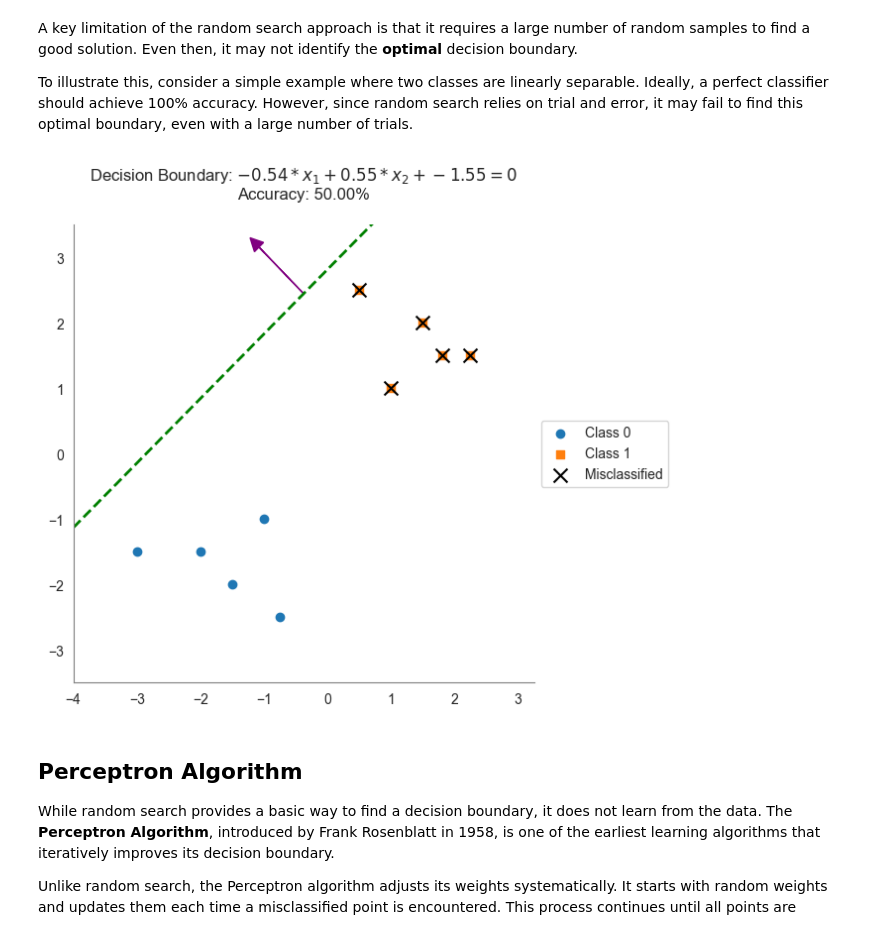
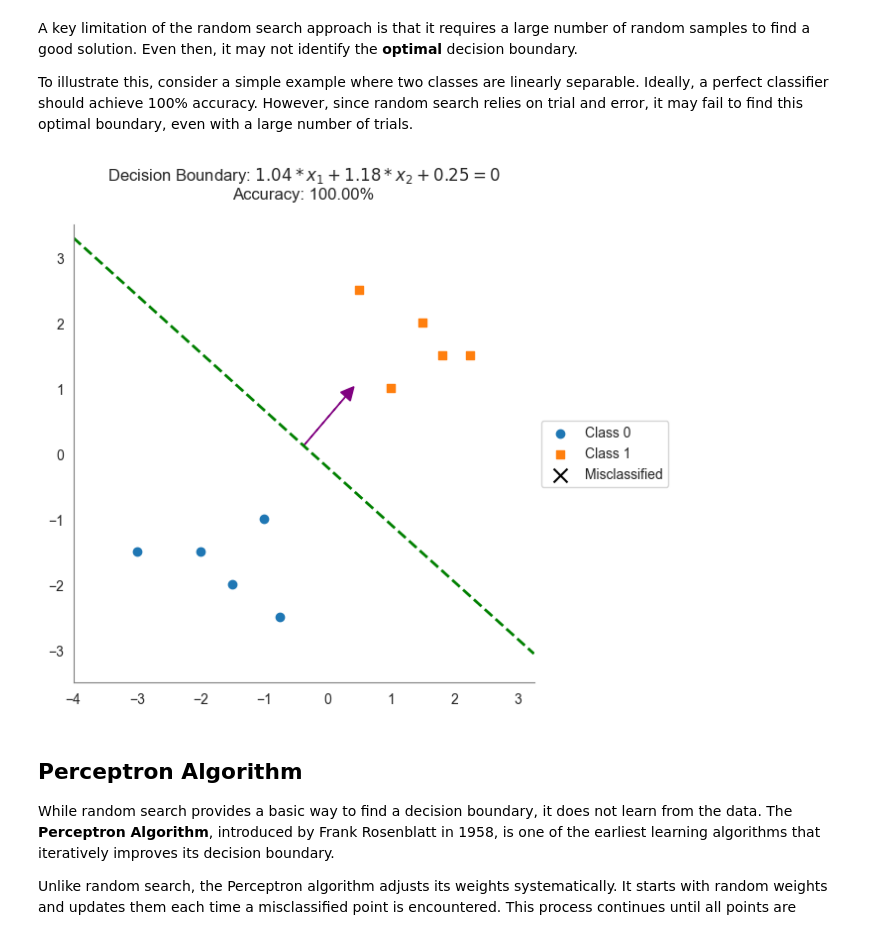
Before and after one commit to epacuit/introduction-machine-learning, a Jupyter notebook: _build/html/_sources/first-steps/linear-classification-algorithms.ipynb, the cells around one changed output. Cells and saved outputs as stored; diff of their text form; code cells hidden in the pictures.

```diff
--- a/_build/html/_sources/first-steps/linear-classification-algorithms.ipynb
+++ b/_build/html/_sources/first-steps/linear-classification-algorithms.ipynb
@@ -281,8 +281,8 @@ def train_random_search(X_train, y_train, num_trials=1000):
             best_w = w
             best_b = b
 
-    def model(X):
-        scores = X.dot(best_w) + best_b
+    def model(X_new):
+        scores = X_new.dot(best_w) + best_b
         return (scores >= 0).astype(int)
 
     return model, best_w, best_b, best_accuracy
@@ -326,15 +326,15 @@ To illustrate this, consider a simple example where two classes are linearly sep
 # %%
 X1 = np.array([
     [-1, -1], [-2, -1.5], [-1.5, -2], [-0.75, -2.5], [-3, -1.5],  # Class 0
     [1, 1], [2.25, 1.5], [1.5, 2], [0.5, 2.5], [1.8, 1.5]  # Class 1
 ])
 y1 = np.array([0, 0, 0, 0, 0, 1, 1, 1, 1, 1])  # Labels
 
-random_model, best_w, best_b, best_accuracy = train_random_search(X1, y1, num_trials=3)
+random_model, best_w, best_b, best_accuracy = train_random_search(X1, y1, num_trials=10)
 
 plot_with_boundary(X1, y1, best_w, best_b)
 # %% [output]
-[figure, old version]
+[figure, new version]
 # %% [markdown]
 ## Perceptron Algorithm
 
```
Also changed, not shown: parts of 28 cells of this notebook, 49 other files.
